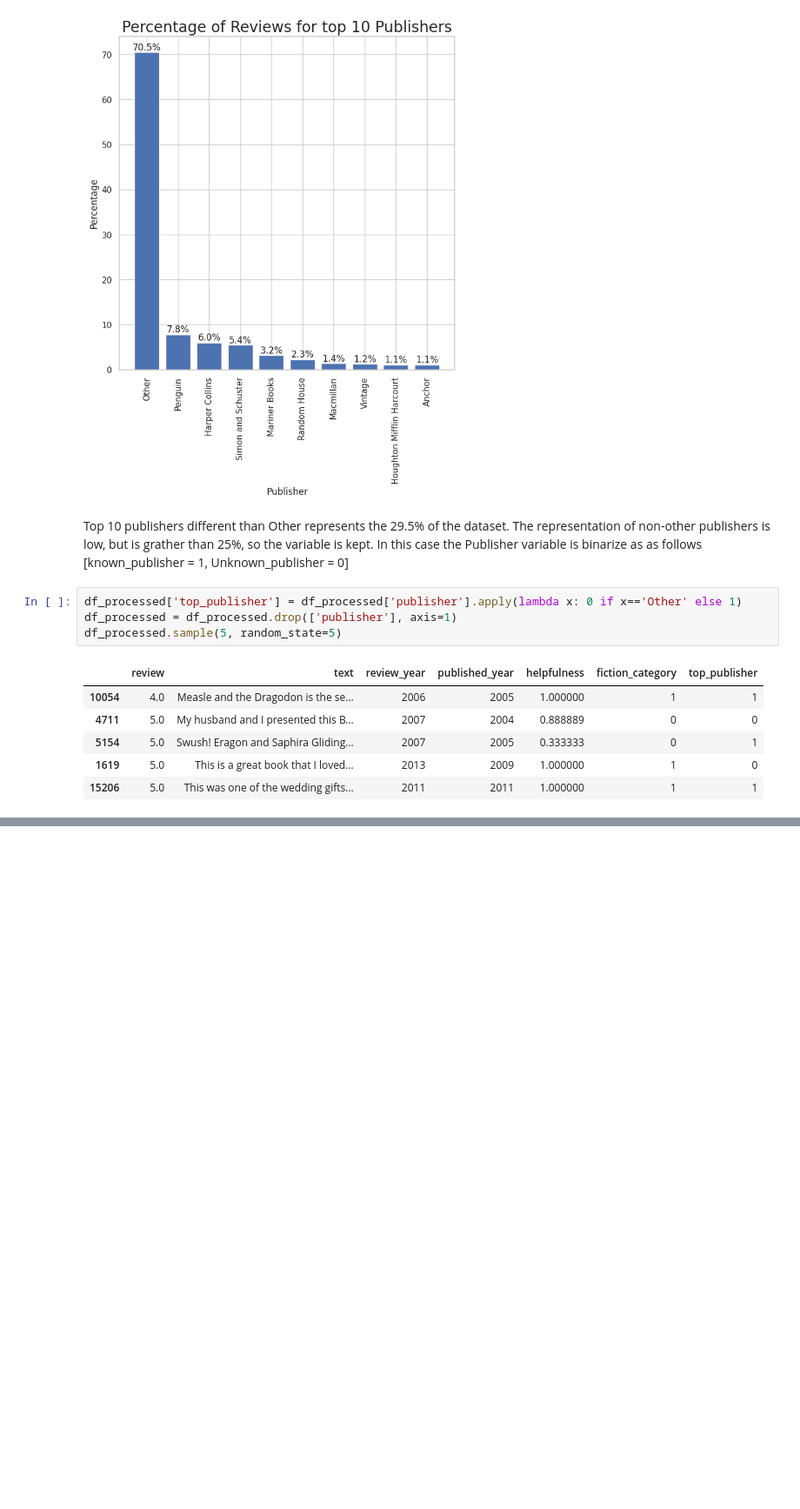
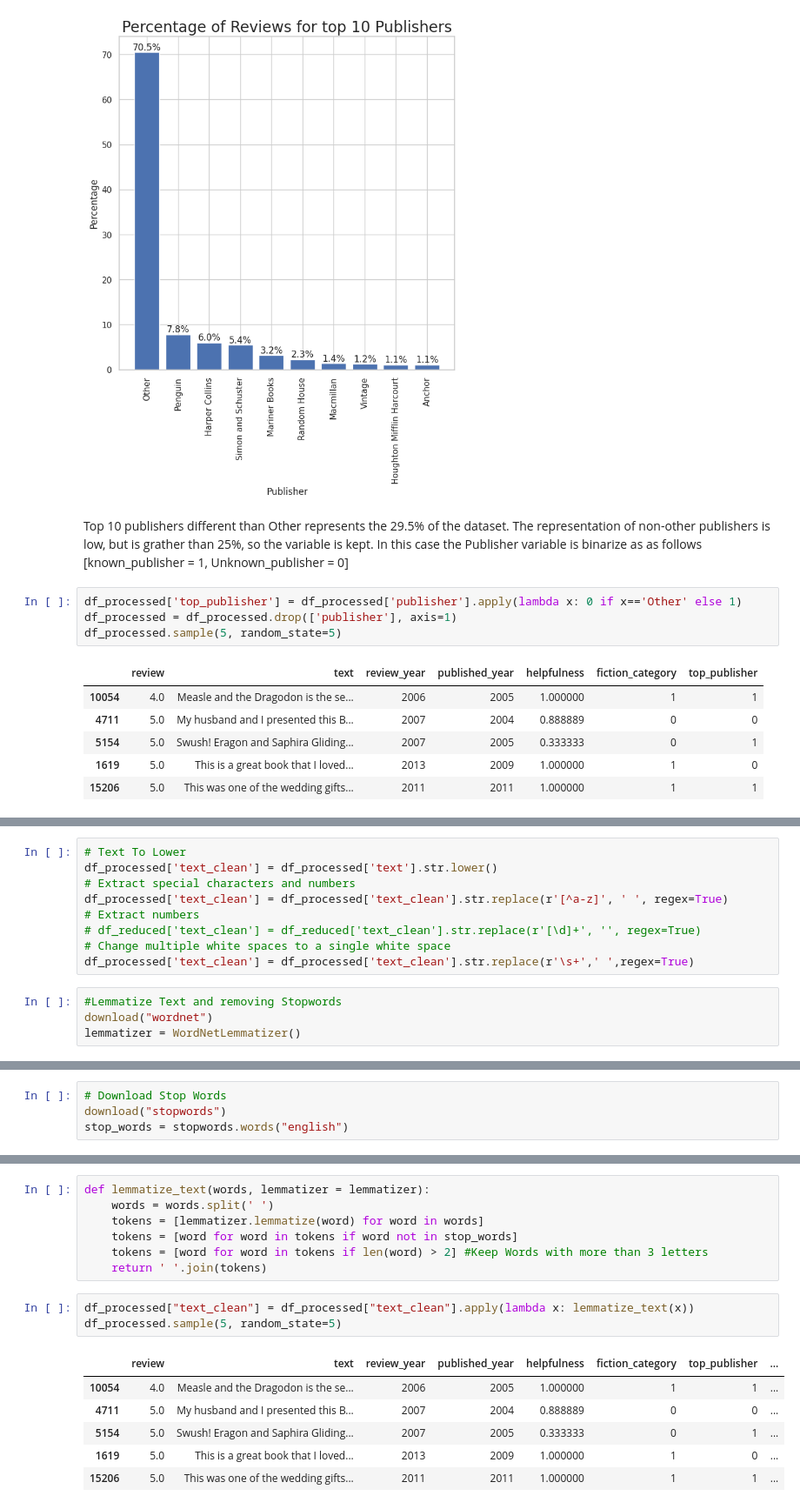
Before and after one commit to arnaldochm/final_project_nlp, a Jupyter notebook: notebooks/notebook_Cleaning_Preprocessing.ipynb, the cells around one changed output, grey strips where cells are left out. Shown at 87% size. Cells and saved outputs as stored; diff of their text form; blank space fills up the shorter version.

```diff
--- a/notebooks/notebook_Cleaning_Preprocessing.ipynb
+++ b/notebooks/notebook_Cleaning_Preprocessing.ipynb
@@ -1210,0 +1228,13 @@ df_processed.info()
+# %%
+# Text To Lower
+df_processed['text_clean'] = df_processed['text'].str.lower()
+# Extract special characters and numbers
+df_processed['text_clean'] = df_processed['text_clean'].str.replace(r'[^a-z]', ' ', regex=True)
+# Extract numbers
+# df_reduced['text_clean'] = df_reduced['text_clean'].str.replace(r'[\d]+', '', regex=True)
+# Change multiple white spaces to a single white space
+df_processed['text_clean'] = df_processed['text_clean'].str.replace(r'\s+',' ',regex=True)
+# %%
+#Lemmatize Text and removing Stopwords
+download("wordnet")
+lemmatizer = WordNetLemmatizer()
@@ -1210,0 +1245,4 @@ df_processed.info()
+# %%
+# Download Stop Words
+download("stopwords")
+stop_words = stopwords.words("english")
@@ -1210,0 +1253,17 @@ df_processed.info()
+# %%
+def lemmatize_text(words, lemmatizer = lemmatizer):
+    words = words.split(' ')
+    tokens = [lemmatizer.lemmatize(word) for word in words]
+    tokens = [word for word in tokens if word not in stop_words]
+    tokens = [word for word in tokens if len(word) > 2] #Keep Words with more than 3 letters
+    return ' '.join(tokens)
+# %%
+df_processed["text_clean"] = df_processed["text_clean"].apply(lambda x: lemmatize_text(x))
+df_processed.sample(5, random_state=5)
+# %% [output]
+|  | review | text | review_year | published_year | helpfulness | fiction_category | top_publisher | ... |
+| 10054 | 4.0 | Measle and the Dragodon is the se... | 2006 | 2005 | 1.000000 | 1 | 1 | ... |
+| 4711 | 5.0 | My husband and I presented this B... | 2007 | 2004 | 0.888889 | 0 | 0 | ... |
+| 5154 | 5.0 | Swush! Eragon and Saphira Gliding... | 2007 | 2005 | 0.333333 | 0 | 1 | ... |
+| 1619 | 5.0 | This is a great book that I loved... | 2013 | 2009 | 1.000000 | 1 | 0 | ... |
+| 15206 | 5.0 | This was one of the wedding gifts... | 2011 | 2011 | 1.000000 | 1 | 1 | ... |
```
Also changed, not shown: parts of 32 cells of this notebook.
